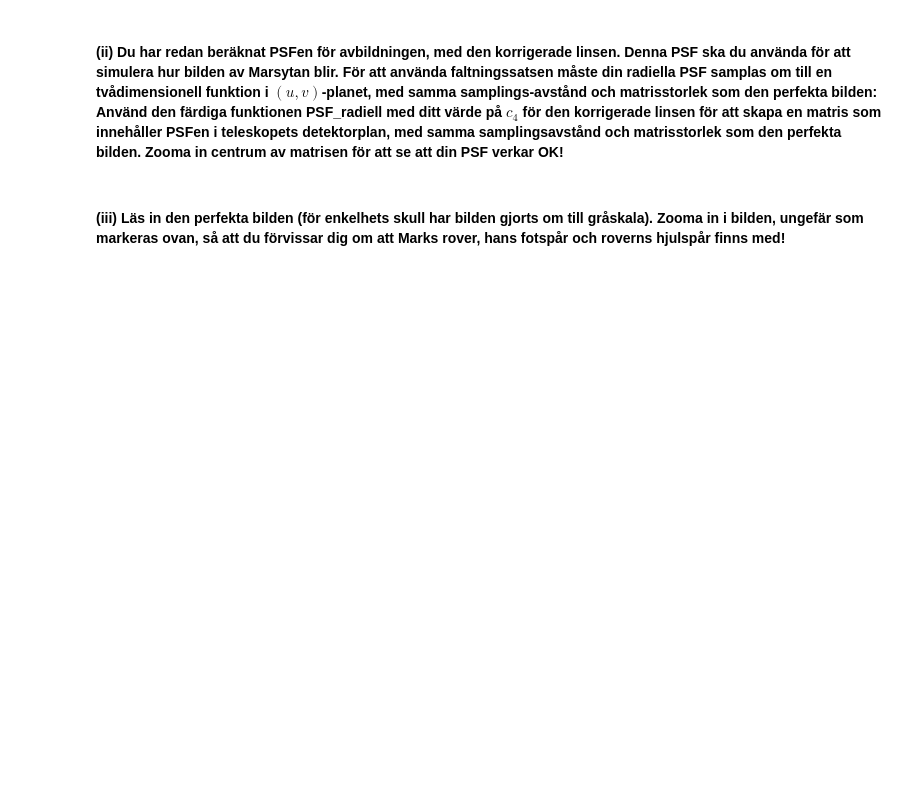
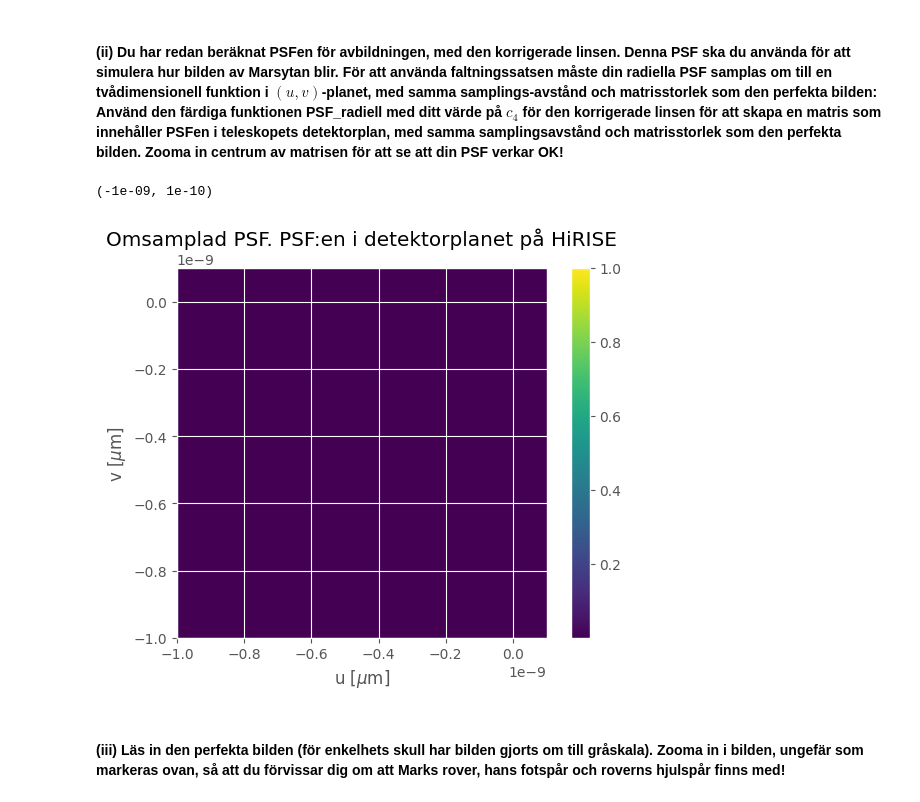
Before and after one commit to WildKnife7/HUPP, a Jupyter notebook: HUPP3b/HUPP3b.ipynb, the cells around one changed output. Cells and saved outputs as stored; diff of their text form; code cells hidden in the pictures; blank space fills up the shorter version.

```diff
--- a/HUPP3b/HUPP3b.ipynb
+++ b/HUPP3b/HUPP3b.ipynb
@@ -379,5 +459,5 @@ Man ser på grafen att skillnaden vid mitten av spegeln är 0 och ökar ju läng
 #### **(i)** Bilden av Marsytan, över området där Mark råkar befinna sig. Den täcker ett område av 400×400 meter och har 5000×5000 pixlar. Denna bild kommer att användas som den ”perfekta bilden” på teleskopets detektor. **Vad blir samplingsavståndet hos den perfekta bilden i teleskopets detektorplan?**
 # %%
 N_2D = 5000                                          # Antal samplingspunkter för 2D
-samplavst_2D = .x.                                   # Samplingsavstånd
+samplavst_2D = 400 / N_2D                                   # Samplingsavstånd
 print(samplavst_2D)
@@ -386,25 +468,28 @@ print(samplavst_2D)
 # %%
 # Skapa radiell 2D PSF
 PSF_radiell_2D, u_2D, v_2D = PSF_radiell(PSF_radiell_ickeparaxiell, N, samplavst_2D)
 
 u_2D_um = u_2D*1e6
 v_2D_um = v_2D*1e6
 
 # Normalisering för plottning
 PSF_radiell_2D_norm = PSF_radiell_2D/np.max(PSF_radiell_2D)
 
 # Plotta den 2D samplade PSF:en
 plt.figure()
 image = plt.imshow(PSF_radiell_2D_norm, extent = [u_2D_um.min(), u_2D_um.max(), v_2D_um.min(), v_2D_um.max()])
 plt.colorbar(image)
 
 plt.xlabel(r'u [$\mu$m]')
 plt.ylabel(r'v [$\mu$m]')
 plt.title(r'Omsamplad PSF. PSF:en i detektorplanet på HiRISE')
 
 # Zooma in på PSF:en
-plt.xlim([-8, 8])
-plt.ylim([-8, 8])
+plt.xlim([-0.000000001, 0.0000000001])
+plt.ylim([-0.000000001, 0.0000000001])
+# %% [output]
+(-1e-09, 1e-10)
+[figure, added]
 # %% [markdown]
 #### **(iii)** Läs in den perfekta bilden (för enkelhets skull har bilden gjorts om till gråskala). Zooma in i bilden, ungefär som markeras ovan, så att du förvissar dig om att Marks rover, hans fotspår och roverns hjulspår finns med!
 # %%
```
Also changed, not shown: parts of 11 cells of this notebook.
